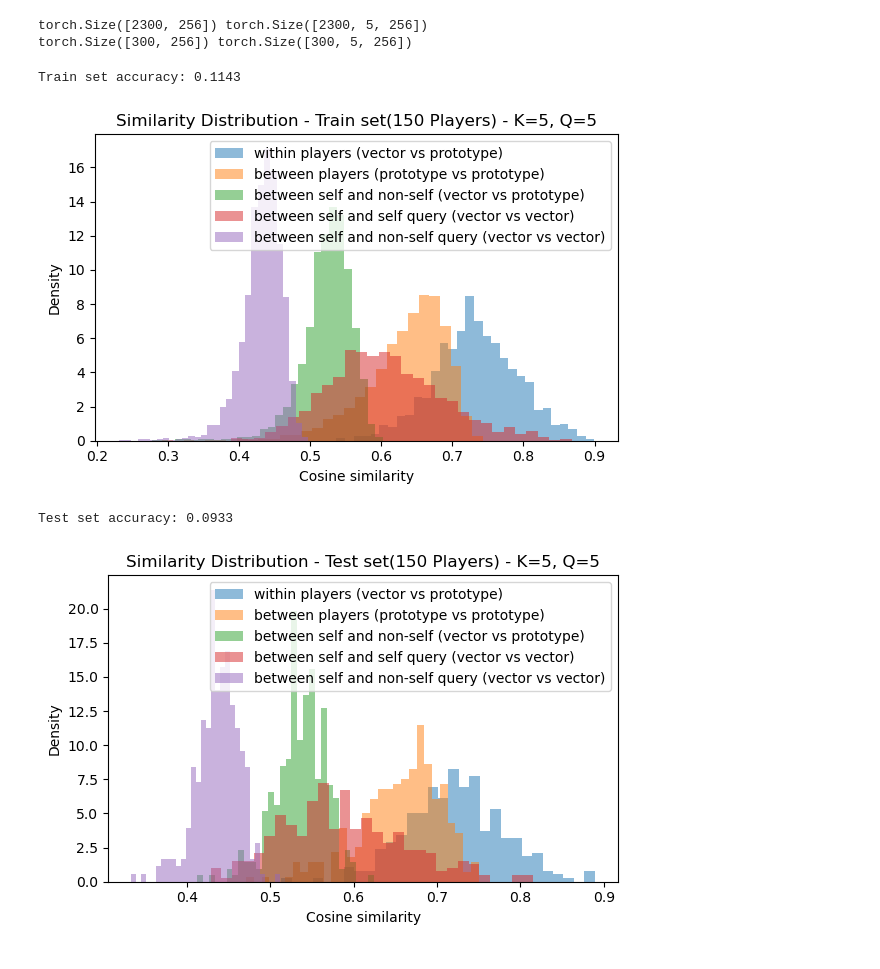
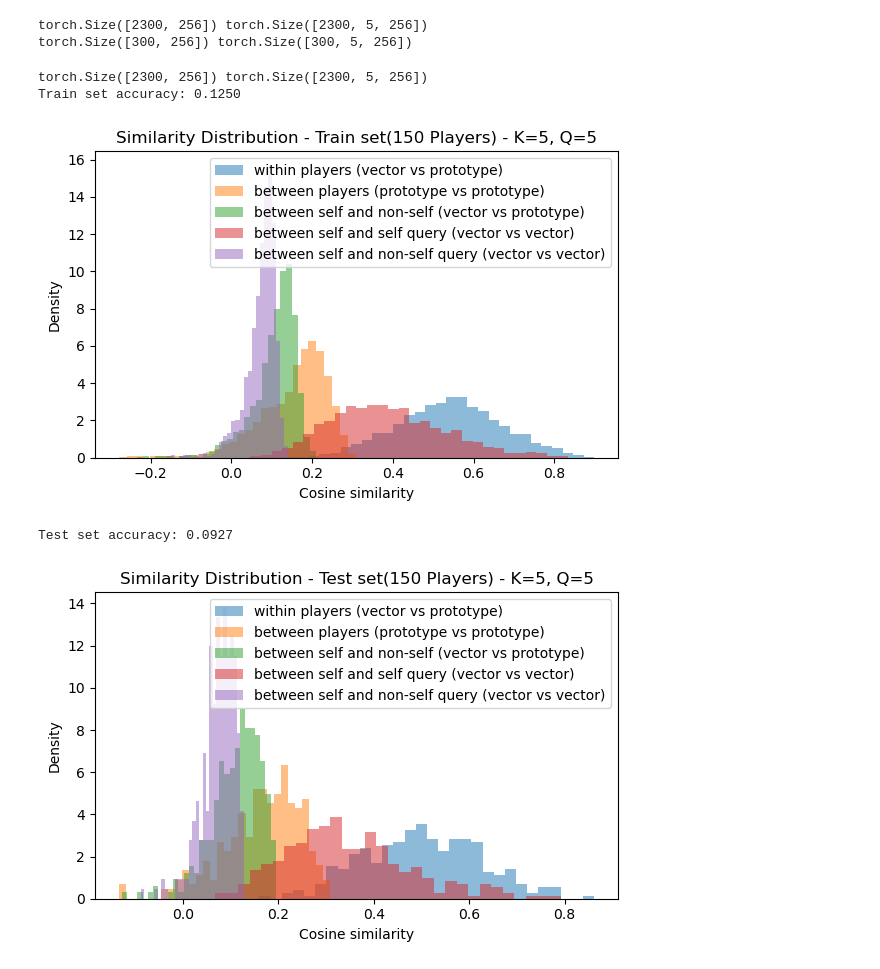
Before and after one commit to w-game/chess, a Jupyter notebook: test.ipynb, the cells around one changed output. Saved outputs shown, nothing was run; the diff lists cells and outputs as text; code cells hidden in the pictures.

```diff
--- a/test.ipynb
+++ b/test.ipynb
@@ -49,7 +49,7 @@ def load_dataset_file(path):
 encoder = TransformerEncoder(cnn_in_channels=224, state_embed_dim=256, transformer_d_model=256,
                                         num_heads=8, num_layers=3, dropout=0.1).to(device)
 
-d = torch.load('./models/trained_model/player_encoder_60 copy 2.pt')
+d = torch.load('./models/trained_model/player_encoder_58.pt')
 encoder.load_state_dict(d["model_state_dict"])
 
 N = 5
@@ -302,37 +302,46 @@ def calc_query_z_class_accuracy(all_protos: torch.Tensor,
     correct = (preds == true_labels).view(N, Q)        # [N, Q], bool
 
     # 6. 计算每个 player 的准确率
     accuracies = correct.float().mean(dim=1)           # [N]
 
     return accuracies
 
+print(all_protos_train.shape, all_query_z_train.shape)
+from torch.nn import functional as F
+
+F.normalize(all_protos_train, dim=-1)
+F.normalize(all_query_z_train, dim=-1)
+
+F.normalize(all_protos_test, dim=-1)
+F.normalize(all_query_z_test, dim=-1)
 
 avg_sims_between_players = sim_between_players(all_protos_train)
 avg_between_self = sim_between_self(all_protos_train, all_query_z_train)
 avg_self_non_self_proto = avg_query_vs_nonself_proto_sim(all_protos_train, all_query_z_train)
 avg_query_pairwise = avg_query_pairwise_sim(all_query_z_train)
 avg_query_vs_nonself_query = avg_query_vs_nonself_query_sim(all_query_z_train)
 
 accuracies = calc_query_z_class_accuracy(all_protos_train, all_query_z_train)
 print(f"Train set accuracy: {accuracies.mean().item():.4f}")
 
 plot_data(avg_between_self, avg_sims_between_players, avg_self_non_self_proto, avg_query_pairwise, avg_query_vs_nonself_query, "Train set(150 Players)", f"K={K}, Q={Q}")
 
 avg_sims_between_players = sim_between_players(all_protos_test)
 avg_between_self = sim_between_self(all_protos_test, all_query_z_test)
 avg_self_non_self_proto = avg_query_vs_nonself_proto_sim(all_protos_test, all_query_z_test)
 avg_query_pairwise = avg_query_pairwise_sim(all_query_z_test)
 avg_query_vs_nonself_query = avg_query_vs_nonself_query_sim(all_query_z_test)
 
 accuracies = calc_query_z_class_accuracy(torch.cat([all_protos_test,all_protos_train]), all_query_z_test)
 print(f"Test set accuracy: {accuracies.mean().item():.4f}")
 
 plot_data(avg_between_self, avg_sims_between_players, avg_self_non_self_proto, avg_query_pairwise, avg_query_vs_nonself_query, "Test set(150 Players)", f"K={K}, Q={Q}")
 # %% [output]
-Train set accuracy: 0.1143
+torch.Size([2300, 256]) torch.Size([2300, 5, 256])
+Train set accuracy: 0.1250
-[figure, old version]
+[figure, new version]
-Test set accuracy: 0.0933
+Test set accuracy: 0.0927
-[figure, old version]
+[figure, new version]
 # %%
 
 def embed_and_plot(
```
Also changed, not shown: parts of 1 cell of this notebook, 5 other files.
